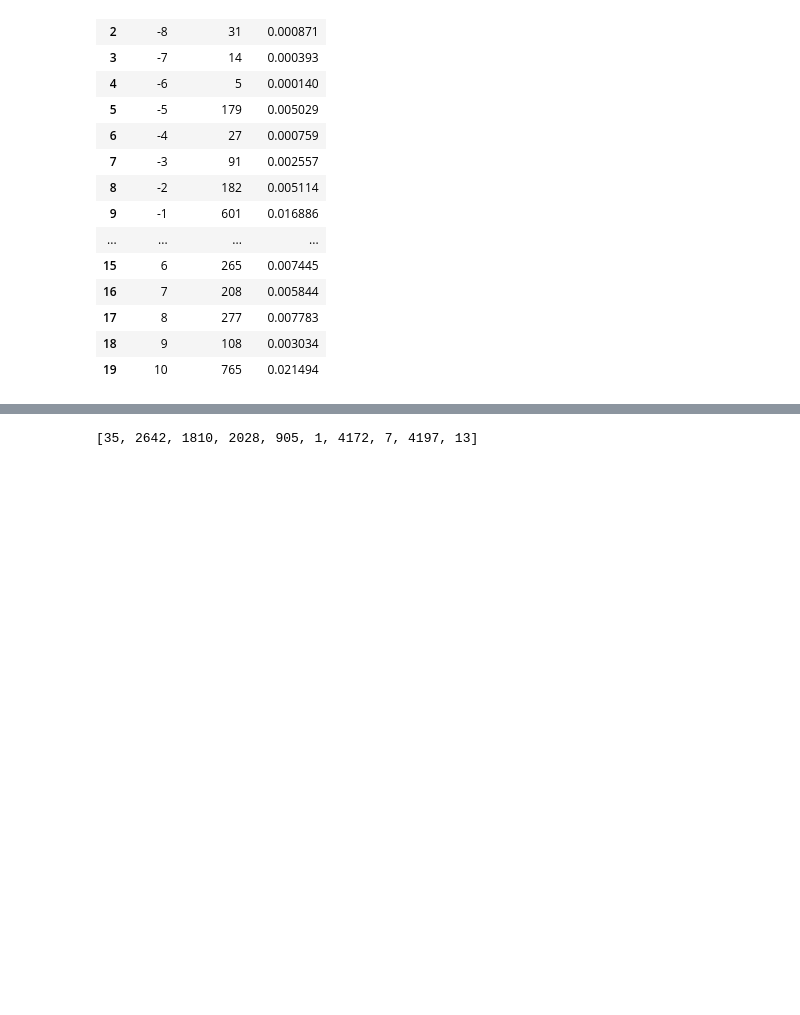
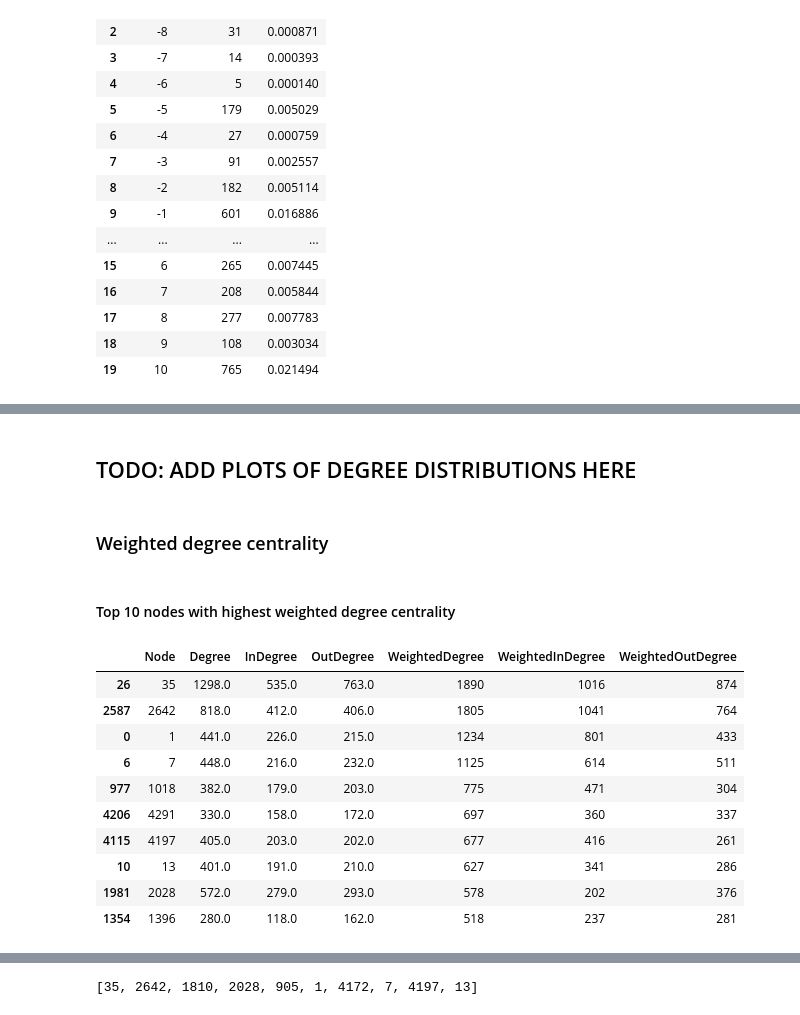
Before and after one commit to LukaszNiewinski/Network-Science, a Jupyter notebook: directed_network.ipynb, the cells around one changed output, grey strips where cells are left out. Saved outputs shown, nothing was run; the diff lists cells and outputs as text; code cells hidden in the pictures; blank space fills up the shorter version.

```diff
--- a/directed_network.ipynb
+++ b/directed_network.ipynb
@@ -120,0 +127,19 @@ plt.show()
+# %%
+# convert dictionary into list of tuples
+degree_list = [v for k, v in nx.degree_centrality(graph).items()]
+in_degree_list = [v for k, v in nx.in_degree_centrality(graph).items()]
+out_degree_list = [v for k, v in nx.out_degree_centrality(graph).items()]
+
+# Store node degree centrality (considering graph as unirected)
+stats['Degree'] = degree_list
+
+# Store node in-degree centrality (considering graph as directed)
+stats['InDegree'] = in_degree_list
+
+# Store node out-degree centrality (considering graph as directed)
+stats['OutDegree'] = out_degree_list
+
+# Transform normalized (%) to absolute value.
+stats['Degree'] = round(stats['Degree'] * (n_nodes-1))
+stats['InDegree'] = round(stats['InDegree']  * (n_nodes-1))
+stats['OutDegree'] = round(stats['OutDegree'] * (n_nodes-1))
@@ -120,0 +194,4 @@ plt.show()
+# %% [markdown]
+## TODO: ADD PLOTS OF DEGREE DISTRIBUTIONS HERE
+# %% [markdown]
+### Weighted degree centrality
@@ -120,0 +212,16 @@ plt.show()
+# %% [markdown]
+#### Top 10 nodes with highest weighted degree centrality
+# %%
+stats.sort_values(by='WeightedDegree', ascending=False).head(10)
+# %% [output]
+|  | Node | Degree | InDegree | OutDegree | WeightedDegree | WeightedInDegree | WeightedOutDegree |
+| 26 | 35 | 1298.0 | 535.0 | 763.0 | 1890 | 1016 | 874 |
+| 2587 | 2642 | 818.0 | 412.0 | 406.0 | 1805 | 1041 | 764 |
+| 0 | 1 | 441.0 | 226.0 | 215.0 | 1234 | 801 | 433 |
+| 6 | 7 | 448.0 | 216.0 | 232.0 | 1125 | 614 | 511 |
+| 977 | 1018 | 382.0 | 179.0 | 203.0 | 775 | 471 | 304 |
+| 4206 | 4291 | 330.0 | 158.0 | 172.0 | 697 | 360 | 337 |
+| 4115 | 4197 | 405.0 | 203.0 | 202.0 | 677 | 416 | 261 |
+| 10 | 13 | 401.0 | 191.0 | 210.0 | 627 | 341 | 286 |
+| 1981 | 2028 | 572.0 | 279.0 | 293.0 | 578 | 202 | 376 |
+| 1354 | 1396 | 280.0 | 118.0 | 162.0 | 518 | 237 | 281 |
```
Also changed, not shown: parts of 34 cells of this notebook, 7 other files.
